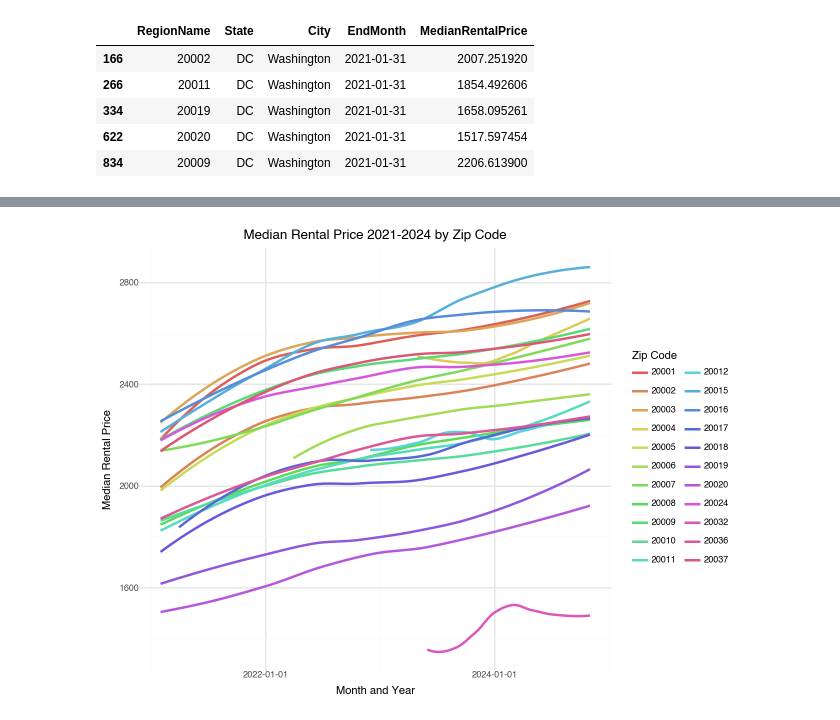
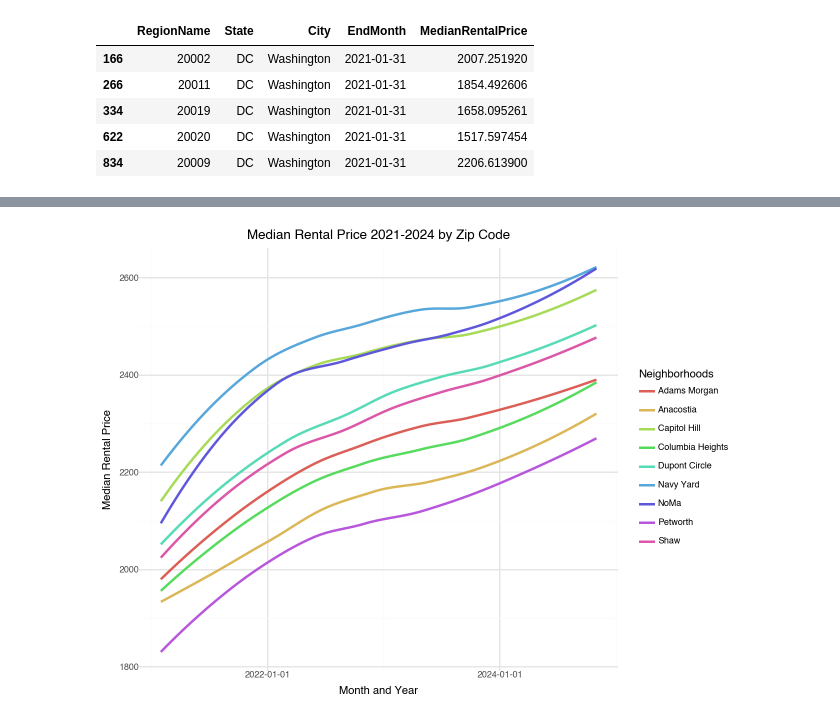
Before and after one commit to rebeccalwagner/PPOL_5203_FinalProject, a Jupyter notebook: files/visualizations/zillow_viz.ipynb, the cells around one changed output, grey strips where cells are left out. Saved outputs shown, nothing was run; the diff lists cells and outputs as text; code cells hidden in the pictures.

Commit message:
updated visualizations

```diff
--- a/files/visualizations/zillow_viz.ipynb
+++ b/files/visualizations/zillow_viz.ipynb
@@ -115,0 +173,4 @@ rental_data_filter_na.shape
+# %%
+cleaned_rental_data['Neighborhoods'] = [x.replace('Real Estate', '') for x in cleaned_rental_data['Neighborhoods']]
+cleaned_rental_data['Neighborhoods'] = [x.strip() for x in cleaned_rental_data['Neighborhoods']]
+cleaned_rental_data.head()
@@ -115,0 +184,3 @@ rental_data_filter_na.shape
+# %%
+cleaned_rental_data['Neighborhoods'] = [x.split(' \n') for x in cleaned_rental_data['Neighborhoods']]
+cleaned_rental_data.head()
@@ -115,0 +194,3 @@ rental_data_filter_na.shape
+# %%
+cleaned_rental_data['Neighborhoods'] = cleaned_rental_data['Neighborhoods'].apply(lambda x: [item for item in x if item in neighborhoods])
+cleaned_rental_data.head()
@@ -115,0 +204,3 @@ rental_data_filter_na.shape
+# %%
+rental_data_clean = cleaned_rental_data.explode("Neighborhoods")
+rental_data_clean[rental_data_clean["Neighborhoods"] == "Anacostia"]
@@ -116,18 +221,18 @@ rental_data_filter_na.shape
 # %%
 # step 1: data
-(ggplot(data=rental_data_filter_na) +
+(ggplot(data=rental_data_clean) +
 
 # step 2: geom
  geom_smooth(
 
 # step 3: aesthethics as variable
-     aes(x="EndMonth", y="MedianRentalPrice", color="RegionName"), method='loess', se=False) +
+     aes(x="EndMonth", y="MedianRentalPrice", color="Neighborhoods"), method='loess', se=False, size = 1) +
 
     theme_minimal(base_size=8) +
     #theme(legend_position='none') +
 
 
 # step labels: edit the labels of the graph
-labs(x="Month and Year", y="Median Rental Price", title="Median Rental Price 2021-2024 by Zip Code", color="Zip Code"))
+labs(x="Month and Year", y="Median Rental Price", title="Median Rental Price 2021-2024 by Zip Code", color="Neighborhoods"))
 # %% [output]
-[figure, old version]
+[figure, new version]
```
Also changed, not shown: parts of 17 cells of this notebook, 8 other files.
